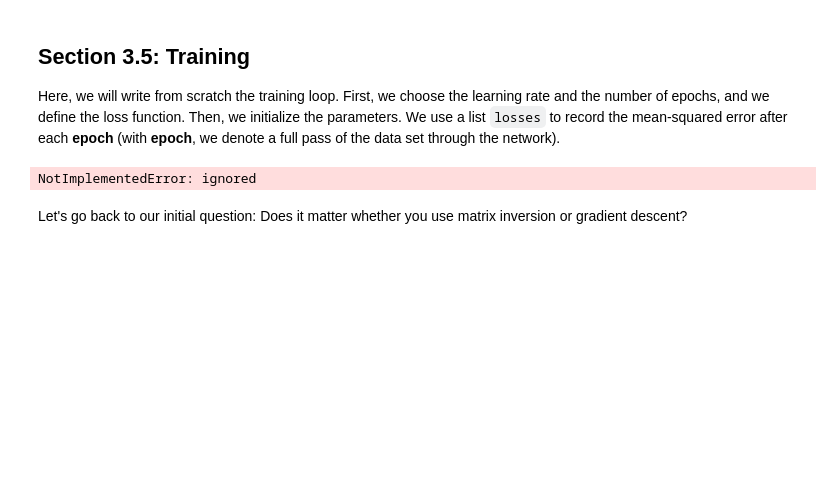
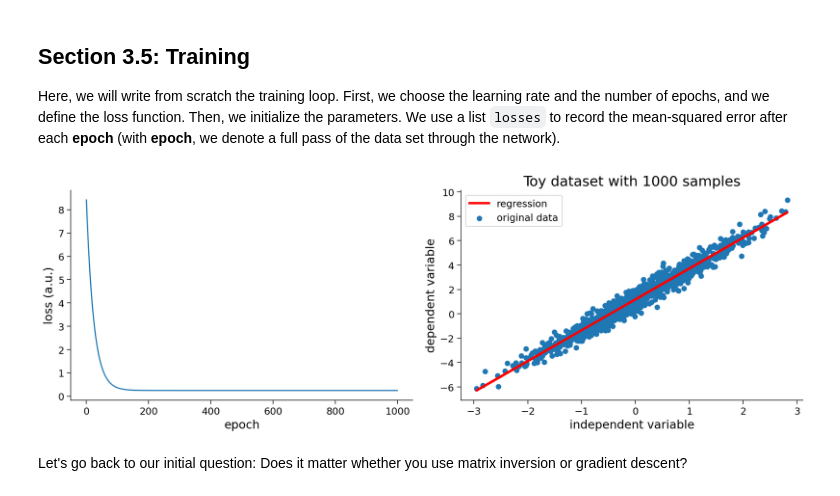
Before and after one commit to miltondp/k99_courses, a Jupyter notebook: cis_522/classes/01_24-week2/CIS_522_W2D1_Tutorial_–_Student_Version.ipynb, the cells around one changed output. Drawn from its saved outputs; the diff is of its cells as text; code cells hidden in the pictures; blank space fills up the shorter version.

```diff
--- a/cis_522/classes/01_24-week2/CIS_522_W2D1_Tutorial_–_Student_Version.ipynb
+++ b/cis_522/classes/01_24-week2/CIS_522_W2D1_Tutorial_–_Student_Version.ipynb
@@ -610,11 +610,11 @@ def linear_regression(X, w, b):
     #####################################################################
     # Fill in missing code (...),
     # then remove or comment the line below to test your function.
-    raise NotImplementedError("Complete the linear_regression function")
+    #raise NotImplementedError("Complete the linear_regression function")
     #####################################################################
-    reg = ...
+    reg = w.T @ X + b
     return reg
 
 
 # uncomment the lines below to test your function
-# print(linear_regression(X[:,0].reshape(1,-1), original_w, original_b))
+print(linear_regression(X[:,0].reshape(1,-1), original_w, original_b))
@@ -665,11 +667,11 @@ def squared_error(y_hat, y):
     #####################################################################
     # Fill in missing code (...),
     # then remove or comment the line below to test your function.
-    raise NotImplementedError("Complete the squared_error function")
+    # raise NotImplementedError("Complete the squared_error function")
     #####################################################################
-    err = ...
+    err = ((y - y_hat) ** 2)
     return err
 
 
 # uncomment the lines below to test your function
-# print(squared_error(torch.tensor([2, 1, 7]), torch.tensor([1,-1, 7.5])))
+print(squared_error(torch.tensor([2, 1, 7]), torch.tensor([1,-1, 7.5])))
@@ -836,35 +847,35 @@ for epoch in epoch_range:
     l = loss(y_hat, y_train).mean()  # Loss in `X` and `y`
 
     # Compute gradient on `l` with respect to `w`, `b`
     l.backward()
     w, b = gradient_descent(w, b, lr)  # Update parameters using their gradient
 
-    losses.append(l)
+    losses.append(l.detach())
 
     time.sleep(0.01)
 
 w_train = w
 b_train = b
 y_hat = net(X, w_train, b_train).reshape(-1, 1)
 
 plt.figure(figsize=(14, 5))
 plt.subplot(1, 2, 1)
 plt.plot(range(num_epochs), losses)
 plt.xlabel("epoch")
 plt.ylabel("loss (a.u.)")
 
 plt.subplot(1, 2, 2)
 plt.scatter(X, y_train, label="original data")
 plt.plot(
     X.reshape(-1, 1), y_hat.detach(), label="regression", color="red", linewidth=3.0
 )
 plt.xlabel("independent variable")
 plt.ylabel("dependent variable")
 plt.title(f"Toy dataset with {N} samples")
 plt.legend()
 plt.show()
 # %% [output]
-NotImplementedError: ignored
+[figure, added]
 # %% [markdown]
 Let's go back to our initial question: Does it matter whether you use matrix inversion or gradient descent?
 # %% [markdown]
```
Also changed, not shown: parts of 3 cells of this notebook.
